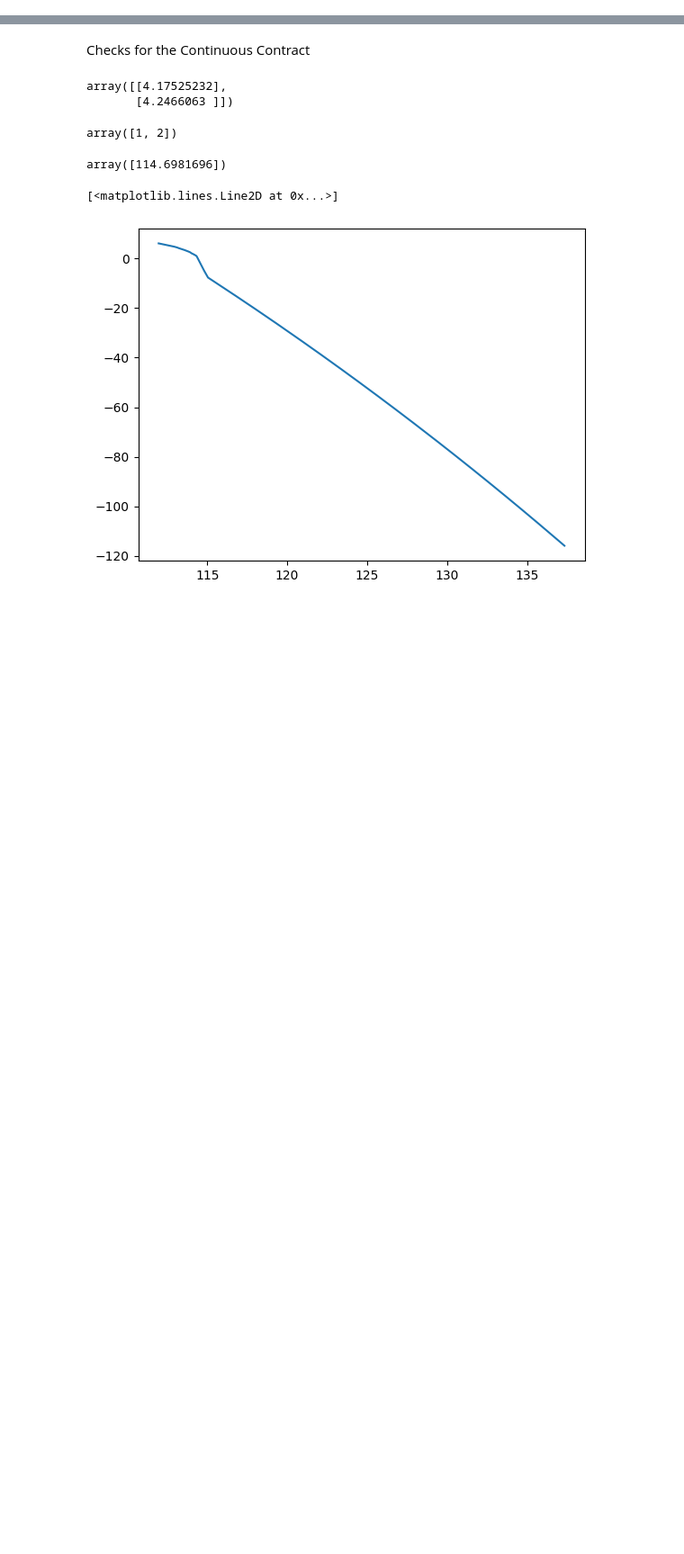
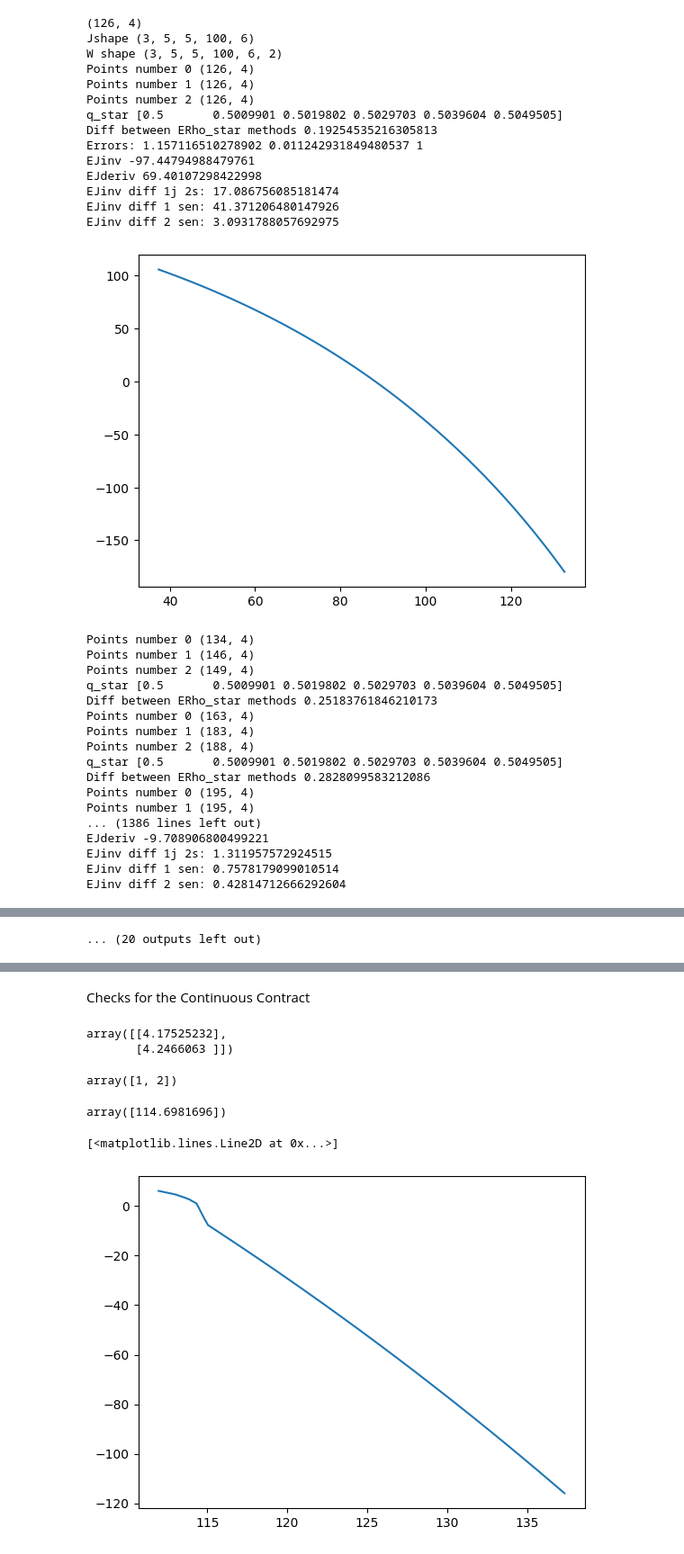
Before and after one commit to zalandru/Dynamic-Contracting-Multi-worker-Firm, a Jupyter notebook: Multiworker_wage_2steps/Trying out Tasmanian.ipynb, the cells around one changed output, grey strips where cells are left out. Shown at 90% size. Drawn from its saved outputs; the diff is of its cells as text; code cells hidden in the pictures; blank space fills up the shorter version.

Commit message:
Tasmanian mwc light

```diff
--- a/Multiworker_wage_2steps/Trying out Tasmanian.ipynb
+++ b/Multiworker_wage_2steps/Trying out Tasmanian.ipynb
@@ -22,3 +22,16 @@ import pstats
 
 plts=Plots(p)
 cc_J,cc_W,cc_Wstar,cc_Jpi,cc_pc,mwc_J,mwc_W,mwc_Wstar,mwc_pc,mwc_n1,mwc_s_J,mwc_s_W,mwc_s_Wstar,mwc_s_sep,mwc_sd_J,mwc_sd_W,mwc_sd_Wstar,mwc_sd_sep=None,None,None,None,None,None,None,None,None,None,None,None,None,None,None,None,None,None
+# %%
+# Load the temp objects
+try:
+    with open('my_objects.pkl', 'rb') as file:
+        objects = pickle.load(file)
+except FileNotFoundError:
+    # If the file doesn't exist, start with an empty dictionary
+    objects = {}
+
+# Load the permanent results, for sep, across different parametrizations
+with open("results_Rho_sep.pkl", "rb") as file:
+    all_results = pickle.load(file)
+results = get_results_for_p(p,all_results)
@@ -34,0 +57,43 @@ cc=ContinuousContract(p)
+# %%
+mwc_Rho_J = results['J']
+mwc_Rho_W = results['W']
+mwc_Rho_U = results['U']
+mwc_Rho_Rho = results['Rho']
+
+
+from Multiworker_Contract_Tasmanian_light import MultiworkerContract
+mwc = MultiworkerContract(5, p, cc.js)
+(mwc_J,mwc_W,mwc_U,mwc,mwc_Wstar,mwc_sep,mwc_n0,mwc_n1)=mwc.J_sep()
+# %% [output]
+(126, 4)
+Jshape (3, 5, 5, 100, 6)
+W shape (3, 5, 5, 100, 6, 2)
+Points number 0 (126, 4)
+Points number 1 (126, 4)
+Points number 2 (126, 4)
+q_star [0.5       0.5009901 0.5019802 0.5029703 0.5039604 0.5049505]
+Diff between ERho_star methods 0.19254535216305813
+Errors: 1.157116510278902 0.011242931849480537 1
+EJinv -97.44794988479761
+EJderiv 69.40107298422998
+EJinv diff 1j 2s: 17.086756085181474
+EJinv diff 1 sen: 41.371206480147926
+EJinv diff 2 sen: 3.0931788057692975
+[figure, added]
+Points number 0 (134, 4)
+Points number 1 (146, 4)
+Points number 2 (149, 4)
+q_star [0.5       0.5009901 0.5019802 0.5029703 0.5039604 0.5049505]
+Diff between ERho_star methods 0.25183761846210173
+Points number 0 (163, 4)
+Points number 1 (183, 4)
+Points number 2 (188, 4)
+q_star [0.5       0.5009901 0.5019802 0.5029703 0.5039604 0.5049505]
+Diff between ERho_star methods 0.2828099583212086
+Points number 0 (195, 4)
+Points number 1 (195, 4)
+... (1386 lines left out)
+EJderiv -9.708906800499221
+EJinv diff 1j 2s: 1.311957572924515
+EJinv diff 1 sen: 0.7578179099010514
+EJinv diff 2 sen: 0.42814712666292604
@@ -34,0 +173 @@ cc=ContinuousContract(p)
+... (20 outputs left out)
```
Also changed, not shown: parts of 15 cells of this notebook, 7 other files.
